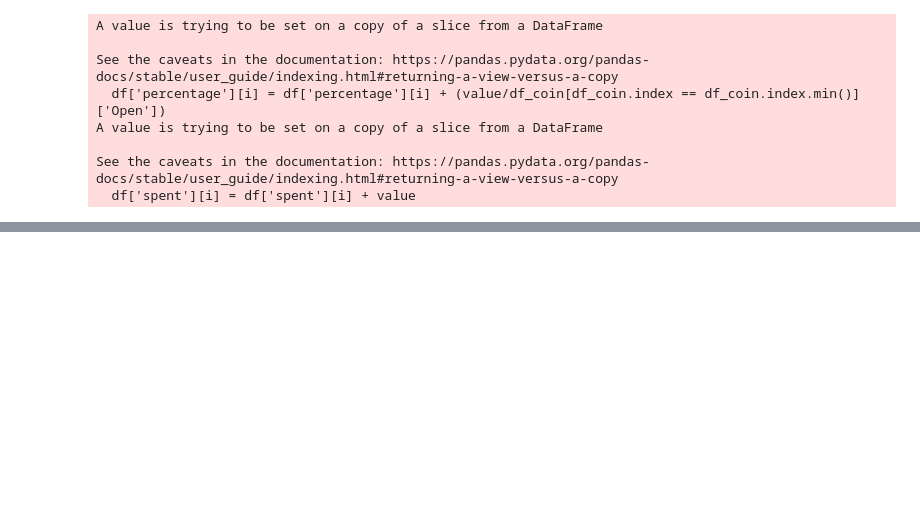
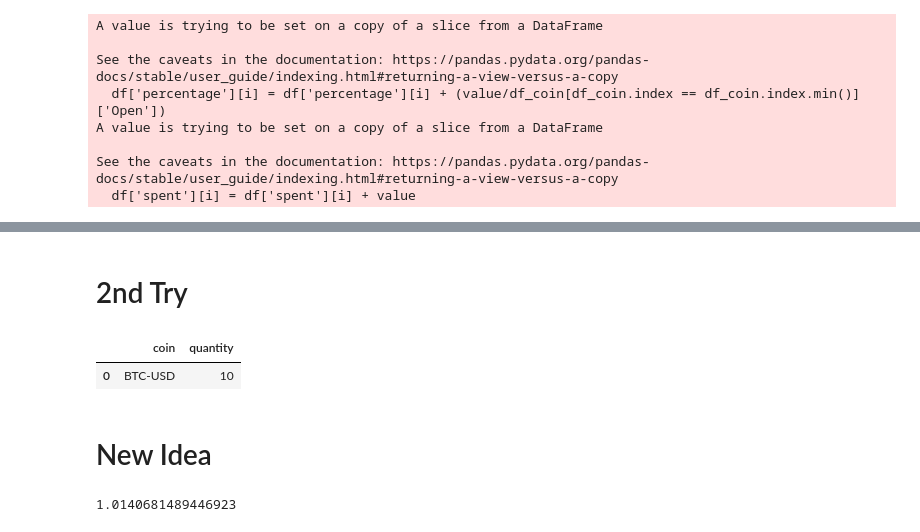
Before and after one commit to diogobulhosa/BC5, a Jupyter notebook: nb_client.ipynb, the cells around one changed output, grey strips where cells are left out. Drawn from its saved outputs; the diff is of its cells as text; code cells hidden in the pictures; blank space fills up the shorter version.

```diff
--- a/nb_client.ipynb
+++ b/nb_client.ipynb
@@ -118,0 +288,12 @@ df_portfolio[['coin','percentage','spent']].to_csv('portfolio.csv',index=False)
+# %% [markdown]
+# 2nd Try
+# %%
+df_time = pd.read_csv (r'./client_valuev2.csv')
+df_portfolio = pd.read_csv (r'./portfolio2.csv')
+# %%
+df_portfolio
+# %% [output]
+|  | coin | quantity |
+| 0 | BTC-USD | 10 |
+# %% [markdown]
+# New Idea
@@ -118,0 +312,4 @@ df_portfolio[['coin','percentage','spent']].to_csv('portfolio.csv',index=False)
+# %%
+translate_quantity('BTC-USD', 30000)
+# %% [output]
+1.0140681489446923
```
Also changed, not shown: parts of 24 cells of this notebook, 8 other files.
